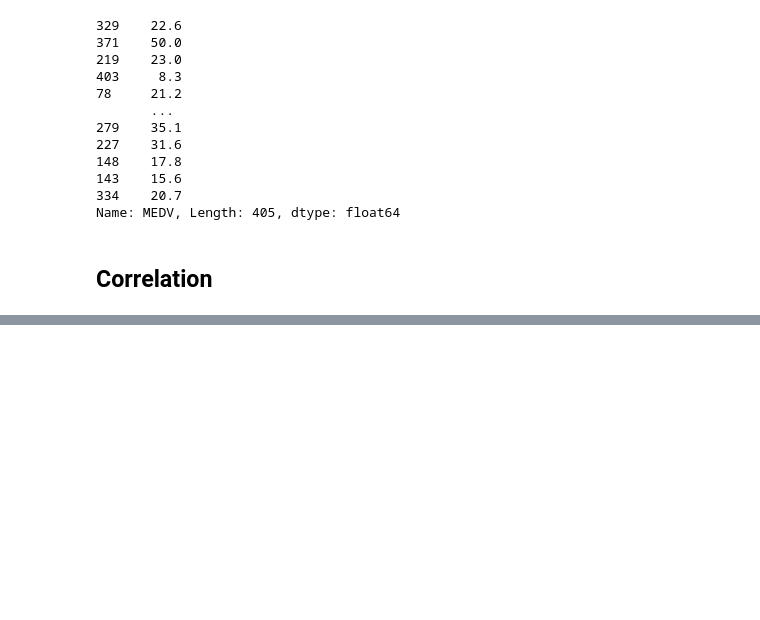
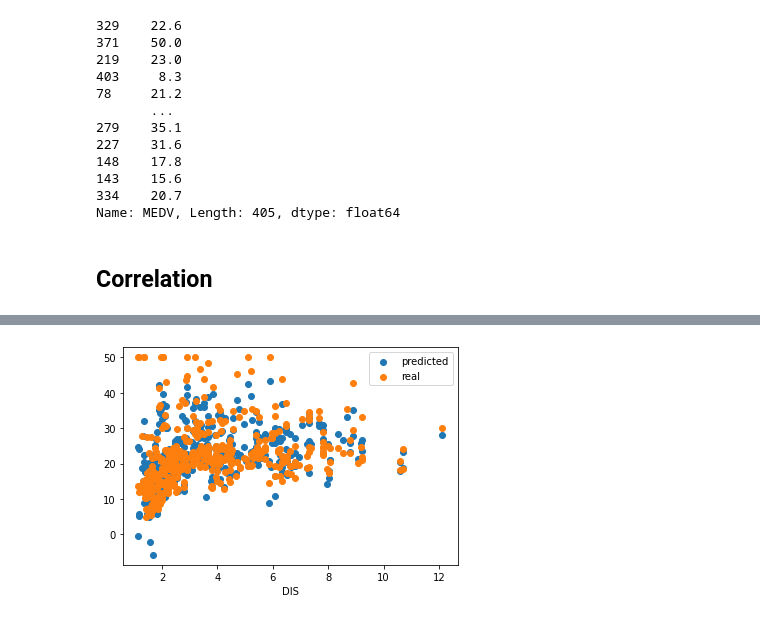
Before and after one commit to mostafaghadimi/machine-learning, a Jupyter notebook: HomeWorks/HW3/Practical/boston.ipynb, the cells around one changed output, grey strips where cells are left out. Saved outputs shown, nothing was run; the diff lists cells and outputs as text; code cells hidden in the pictures; blank space fills up the shorter version.

```diff
--- a/HomeWorks/HW3/Practical/boston.ipynb
+++ b/HomeWorks/HW3/Practical/boston.ipynb
@@ -140,0 +159,8 @@ for column in X_train.columns:
+# %%
+plt.scatter(X_train['DIS'], y_train_predicted, label="predicted")
+plt.scatter(X_train['DIS'], y_train, label="real")
+plt.legend()
+plt.xlabel("DIS")
+plt.show()
+# %% [output]
+[figure, added]
```
Also changed, not shown: parts of 6 cells of this notebook.
